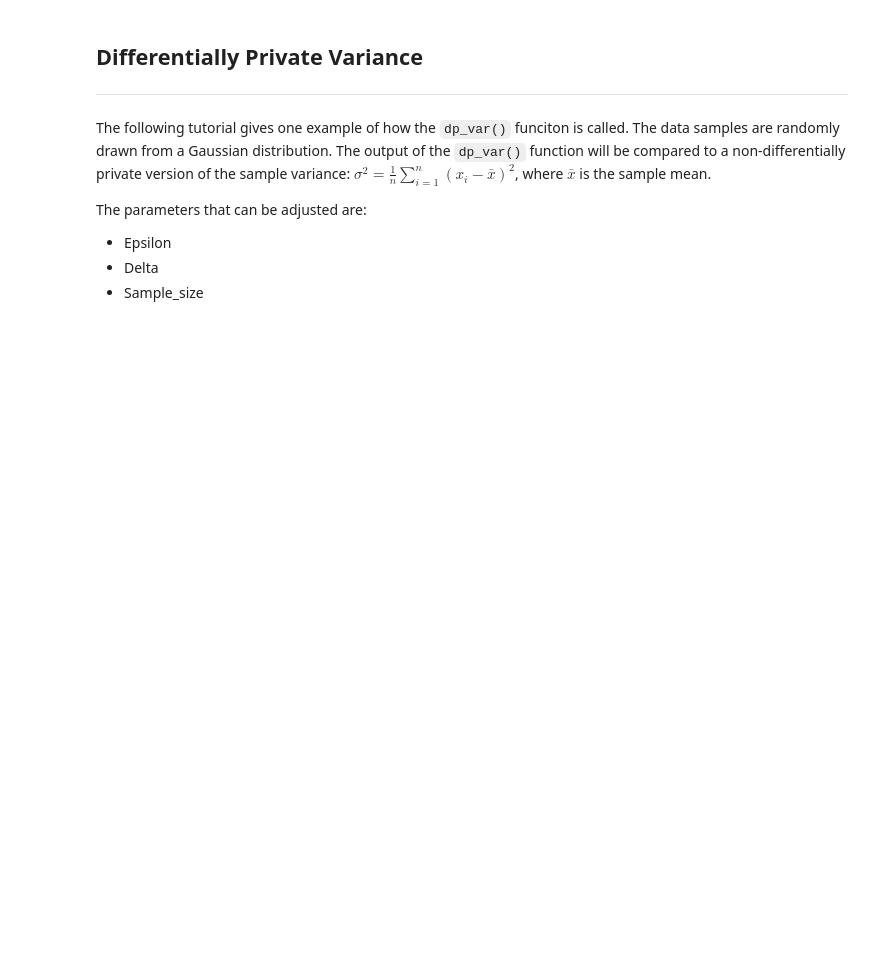
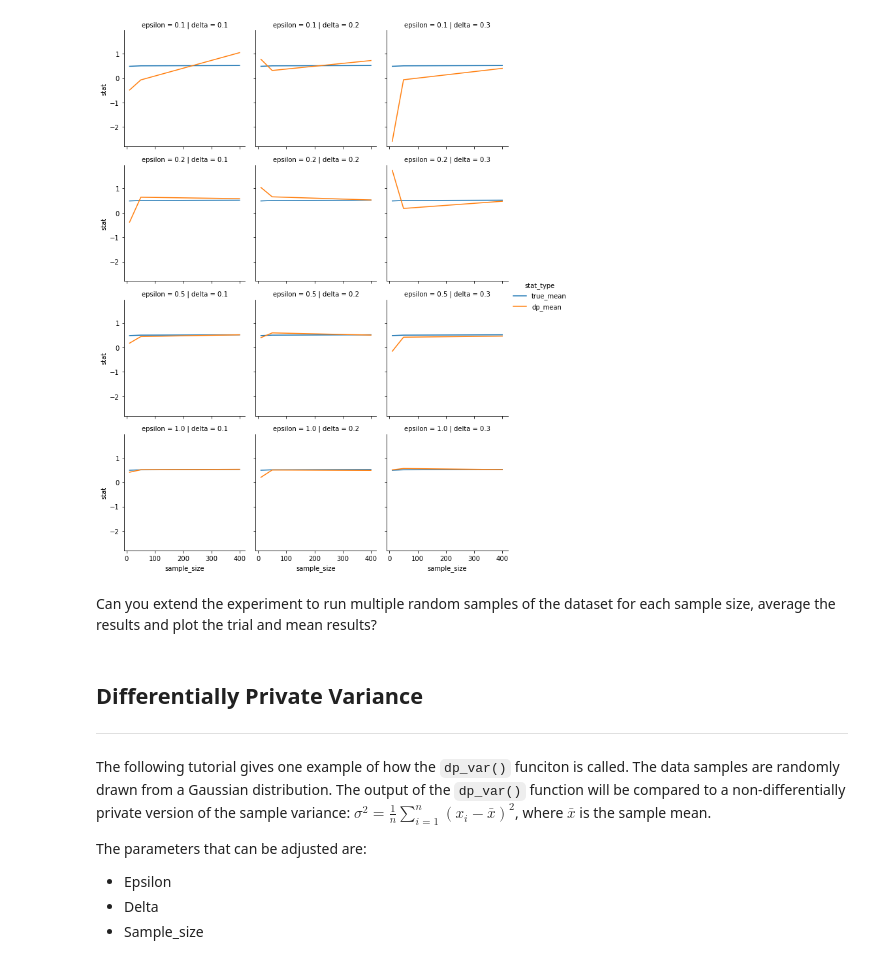
Before and after one commit to data2080/differential_privacy_demo, a Jupyter notebook: 02_Demos.ipynb, the cells around one changed output. Cells and saved outputs as stored; diff of their text form; code cells hidden in the pictures; blank space fills up the shorter version.

```diff
--- a/02_Demos.ipynb
+++ b/02_Demos.ipynb
@@ -56,0 +82,20 @@ It can be noted from the outputs that the differentially private mean will rough
+# %%
+sample_size_list = [10, 50,400]
+epsilon_list = [.1,.2,.5,1]
+delta_list = [.1,.2,.3]
+expt_result = []
+
+for ss in sample_size_list:
+    for epsilon in epsilon_list:
+        for delta in delta_list:
+
+            data = data_normal[:ss]
+            mean_control = np.mean(data)
+            expt_result.append([ss,epsilon,delta,'true_mean',mean_control])
+
+            mean_dp = dps.dp_mean(data, epsilon = epsilon, delta = delta)
+            expt_result.append([ss,epsilon,delta,'dp_mean',mean_dp[0]])
+
+expt_vars = ['sample_size','epsilon','delta','stat_type','stat']
+mean_dp_exp_df = pd.DataFrame(data = expt_result, columns = expt_vars)
+mean_dp_exp_df.head()
@@ -57,3 +109,10 @@ It can be noted from the outputs that the differentially private mean will rough
+# %%
+g = sns.FacetGrid(data = mean_dp_exp_df, row = 'epsilon',col='delta',hue='stat_type')
+g = g.map(plt.plot,'sample_size','stat').add_legend()
+# %% [output]
+[figure, added]
+# %% [markdown]
+Can you extend the experiment to run multiple random samples of the dataset for each sample size, average the results and plot the trial and mean results?
 # %% [markdown]
 ## Differentially Private Variance
 ---
```
Also changed, not shown: parts of 16 cells of this notebook, 3 other files.
